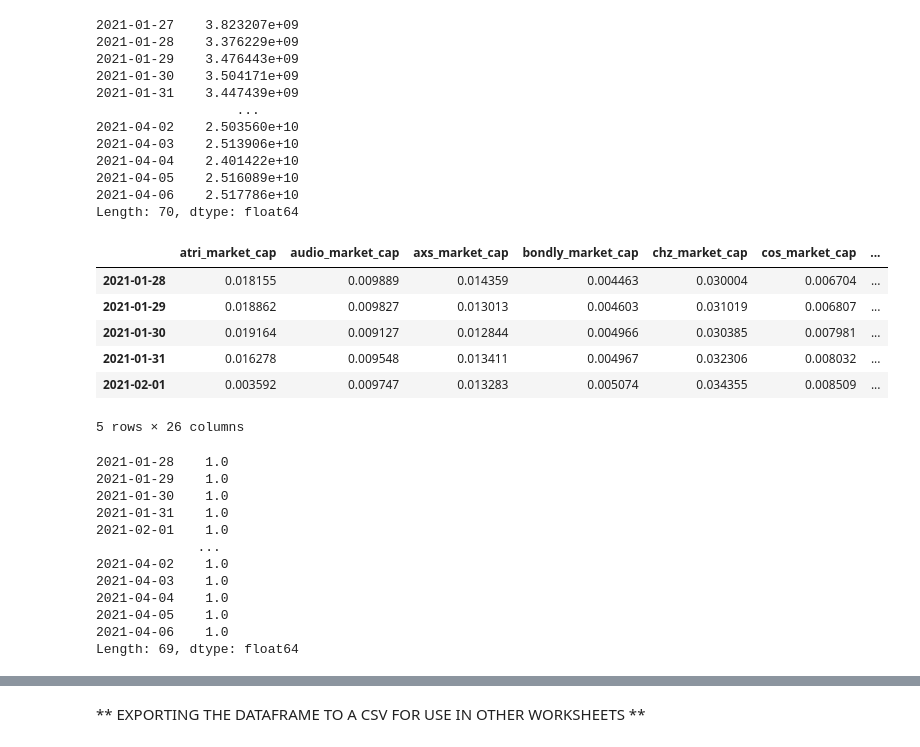
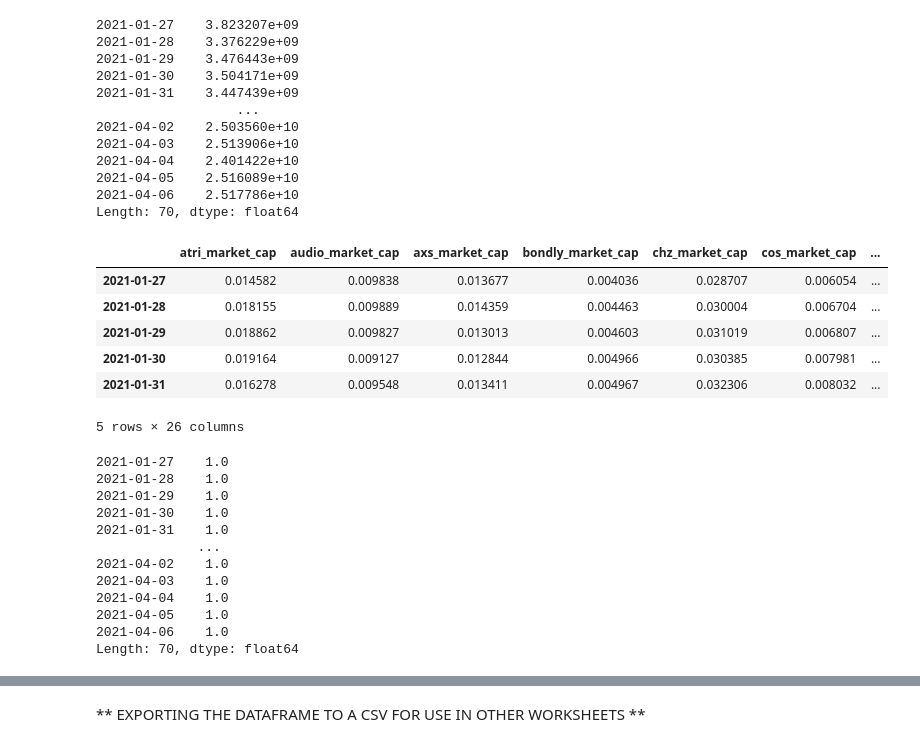
Before and after one commit to Hash3rown/nfty_tree.io, a Jupyter notebook: sandbox/kelso_market_index.ipynb, the cells around one changed output, grey strips where cells are left out. Saved outputs shown, nothing was run; the diff lists cells and outputs as text; code cells hidden in the pictures.

```diff
--- a/sandbox/kelso_market_index.ipynb
+++ b/sandbox/kelso_market_index.ipynb
@@ -430,33 +430,32 @@ total_daily_market_cap
 Length: 70, dtype: float64
 # %%
 market_cap_daily_proportions = combined_market_cap_df.divide(total_daily_market_cap, axis=0)
-market_cap_daily_proportions = market_cap_daily_proportions.iloc[1:]
 market_cap_daily_proportions.head()
 # %% [output]
 |  | atri_market_cap | audio_market_cap | axs_market_cap | bondly_market_cap | chz_market_cap | cos_market_cap | ... |
+| 2021-01-27 | 0.014582 | 0.009838 | 0.013677 | 0.004036 | 0.028707 | 0.006054 | ... |
 | 2021-01-28 | 0.018155 | 0.009889 | 0.014359 | 0.004463 | 0.030004 | 0.006704 | ... |
 | 2021-01-29 | 0.018862 | 0.009827 | 0.013013 | 0.004603 | 0.031019 | 0.006807 | ... |
 | 2021-01-30 | 0.019164 | 0.009127 | 0.012844 | 0.004966 | 0.030385 | 0.007981 | ... |
 | 2021-01-31 | 0.016278 | 0.009548 | 0.013411 | 0.004967 | 0.032306 | 0.008032 | ... |
-| 2021-02-01 | 0.003592 | 0.009747 | 0.013283 | 0.005074 | 0.034355 | 0.008509 | ... |
 5 rows × 26 columns
 # %%
 # test to make sure everything adds up perfectly to one
 one_test = market_cap_daily_proportions.sum(axis=1)
 one_test
 # %% [output]
+2021-01-27    1.0
 2021-01-28    1.0
 2021-01-29    1.0
 2021-01-30    1.0
 2021-01-31    1.0
-2021-02-01    1.0
              ...
 2021-04-02    1.0
 2021-04-03    1.0
 2021-04-04    1.0
 2021-04-05    1.0
 2021-04-06    1.0
-Length: 69, dtype: float64
+Length: 70, dtype: float64
 # %% [markdown]
 ____________________________________________________
 
```
Also changed, not shown: parts of 14 cells of this notebook, 4 other files.
